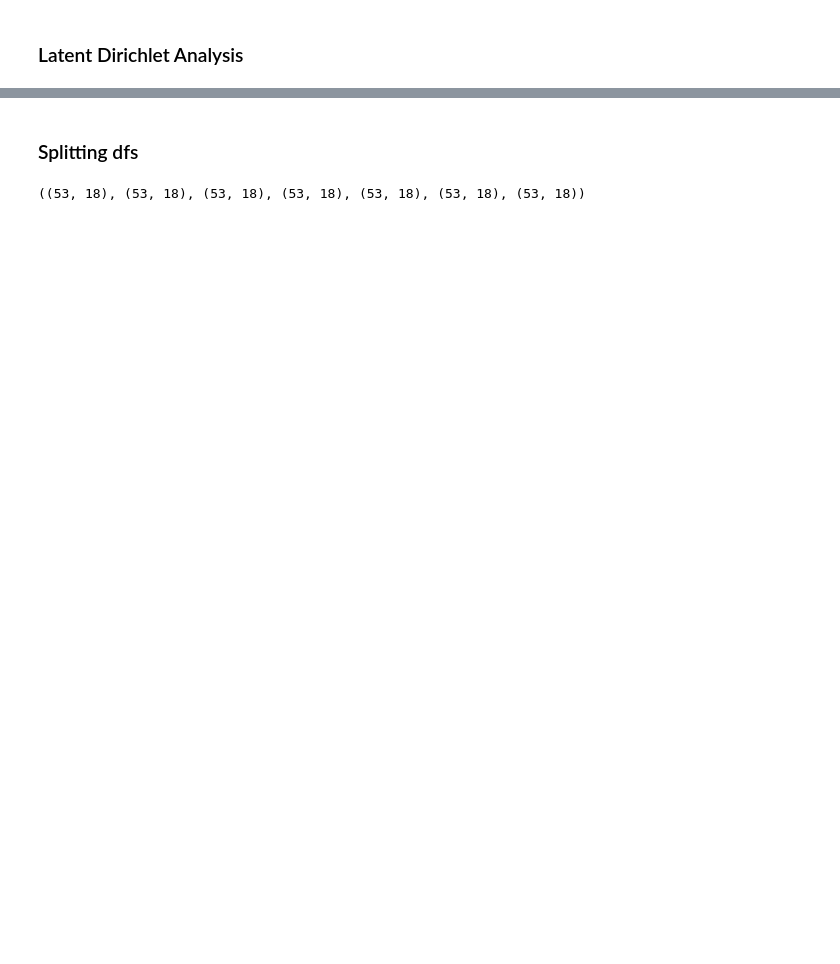
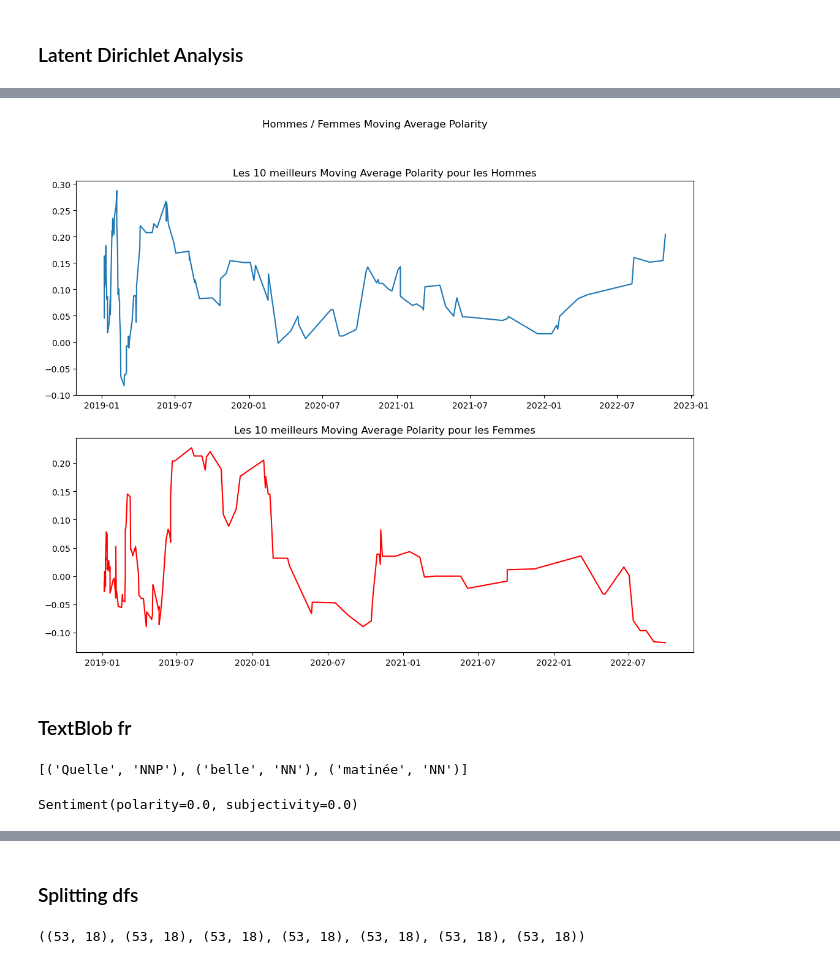
Before and after one commit to edtjulien/Books-recommendations, a Jupyter notebook: analyse/david-processing.ipynb, the cells around one changed output, grey strips where cells are left out. Drawn from its saved outputs; the diff is of its cells as text; code cells hidden in the pictures; blank space fills up the shorter version.

```diff
--- a/analyse/david-processing.ipynb
+++ b/analyse/david-processing.ipynb
@@ -236,14 +382,14 @@ ngrams_top2_df
 # %%
 def vectorization(df, col):
     df2 = df.copy()
-    mask = df["commentaire_clean"].apply(lambda x: type(x)==str)
+    mask = df["commentaire_clean_lemma"].apply(lambda x: type(x)==str)
     df = df.loc[mask,:]
     tokenizer = tf.keras.preprocessing.text.Tokenizer(num_words=1000, oov_token="out_of_vocab")
-    tokenizer.fit_on_texts(df["commentaire_clean"])
-    df["commentaire_clean_encoded"] = tokenizer.texts_to_sequences(df["commentaire_clean"])
-    reviews_pad = tf.keras.preprocessing.sequence.pad_sequences(df["commentaire_clean_encoded"], padding="post")
+    tokenizer.fit_on_texts(df["commentaire_clean_lemma"])
+    df["commentaire_clean_lemma_encoded"] = tokenizer.texts_to_sequences(df["commentaire_clean_lemma"])
+    reviews_pad = tf.keras.preprocessing.sequence.pad_sequences(df["commentaire_clean_lemma_encoded"], padding="post")
     return df, reviews_pad
 # %%
-df, reviews_pad = vectorization(df, "commentaire_clean")
-df['commentaire_clean_encoded']
+df, reviews_pad = vectorization(df, "commentaire_clean_lemma")
+df['commentaire_clean_lemma_encoded']
 # %% [output]
@@ -368,0 +558,3 @@ houellebecq auteur voir lire vie amour bien fois femme jeune
+# %%
+df['polarité'] = df['commentaire_clean_lemma'].apply(lambda x: TextBlob(x).sentiment[0])
+df['subjectivité'] = df['commentaire_clean_lemma'].apply(lambda x: TextBlob(x).sentiment[1])
@@ -368,0 +582,8 @@ houellebecq auteur voir lire vie amour bien fois femme jeune
+# %%
+homme = df[df['homme']==1][['Date', 'polarité']]
+homme = homme.sort_values(by='Date', ascending=True)
+homme['MA Polarité'] = homme['polarité'].rolling(10, min_periods=3).mean()
+
+femme = df[df['femme']==1][['Date', 'polarité']]
+femme = femme.sort_values(by='Date', ascending=True)
+femme['MA Polarité'] = femme['polarité'].rolling(10, min_periods=3).mean()
@@ -368,0 +608,14 @@ houellebecq auteur voir lire vie amour bien fois femme jeune
+# %%
+fig, axes = plt.subplots(2, 1, figsize=(13,10))
+
+axes[0].plot(homme['Date'], homme['MA Polarité'])
+axes[0].set_title("\n".join(['Les 10 meilleurs Moving Average Polarity pour les Hommes']))
+axes[1].plot(femme['Date'], femme['MA Polarité'], color='red')
+axes[1].set_title("\n".join(['Les 10 meilleurs Moving Average Polarity pour les Femmes']))
+
+fig.suptitle('\n'.join(["Hommes / Femmes Moving Average Polarity"]), y=.98)
+plt.show()
+# %% [output]
+[figure, added]
+# %% [markdown]
+### TextBlob fr
@@ -368,0 +625,11 @@ houellebecq auteur voir lire vie amour bien fois femme jeune
+# %%
+# dans le terminal : python -m textblob.download_corpora
+text = u"Quelle belle matinée"
+blob = TextBlob(text)
+blob.tags
+# %% [output]
+[('Quelle', 'NNP'), ('belle', 'NN'), ('matinée', 'NN')]
+# %%
+blob.sentiment
+# %% [output]
+Sentiment(polarity=0.0, subjectivity=0.0)
```
Also changed, not shown: parts of 110 cells of this notebook.
